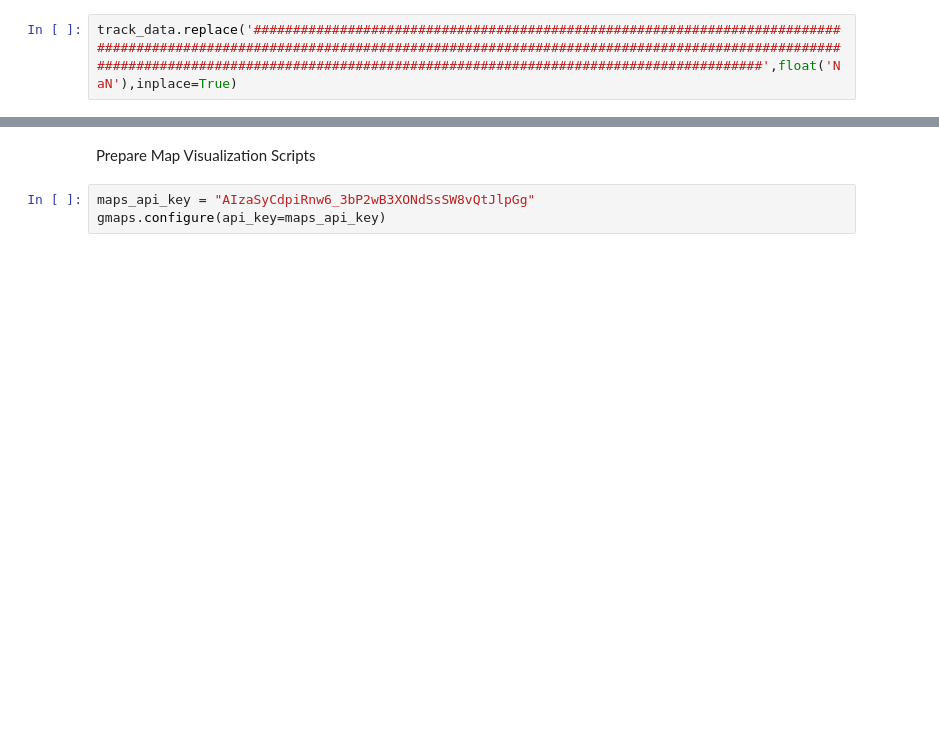
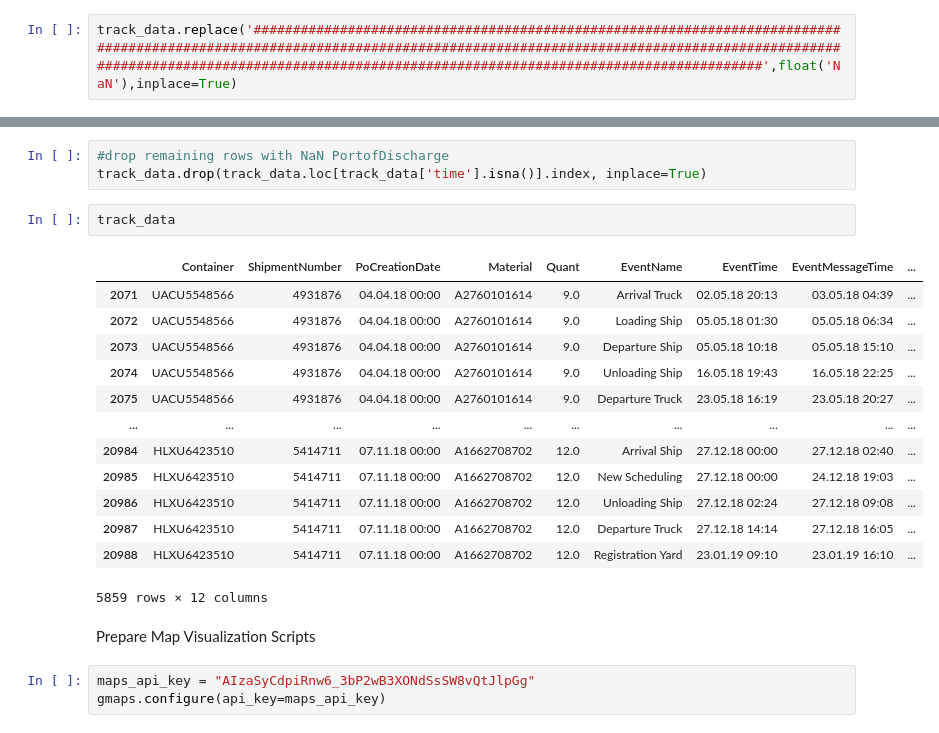
Before and after one commit to Ben93kie/TrackAndTrace, a Jupyter notebook: DataExploration.ipynb, the cells around one changed output, grey strips where cells are left out. Saved outputs shown, nothing was run; the diff lists cells and outputs as text; blank space fills up the shorter version.

```diff
--- a/DataExploration.ipynb
+++ b/DataExploration.ipynb
@@ -204,3 +358,22 @@ nan
+# %%
+#drop remaining rows with NaN PortofDischarge
+track_data.drop(track_data.loc[track_data['time'].isna()].index, inplace=True)
+# %%
+track_data
+# %% [output]
+|  | Container | ShipmentNumber | PoCreationDate | Material | Quant | EventName | EventTime | EventMessageTime | ... |
+| 2071 | UACU5548566 | 4931876 | 04.04.18 00:00 | A2760101614 | 9.0 | Arrival Truck | 02.05.18 20:13 | 03.05.18 04:39 | ... |
+| 2072 | UACU5548566 | 4931876 | 04.04.18 00:00 | A2760101614 | 9.0 | Loading Ship | 05.05.18 01:30 | 05.05.18 06:34 | ... |
+| 2073 | UACU5548566 | 4931876 | 04.04.18 00:00 | A2760101614 | 9.0 | Departure Ship | 05.05.18 10:18 | 05.05.18 15:10 | ... |
+| 2074 | UACU5548566 | 4931876 | 04.04.18 00:00 | A2760101614 | 9.0 | Unloading Ship | 16.05.18 19:43 | 16.05.18 22:25 | ... |
+| 2075 | UACU5548566 | 4931876 | 04.04.18 00:00 | A2760101614 | 9.0 | Departure Truck | 23.05.18 16:19 | 23.05.18 20:27 | ... |
+| ... | ... | ... | ... | ... | ... | ... | ... | ... | ... |
+| 20984 | HLXU6423510 | 5414711 | 07.11.18 00:00 | A1662708702 | 12.0 | Arrival Ship | 27.12.18 00:00 | 27.12.18 02:40 | ... |
+| 20985 | HLXU6423510 | 5414711 | 07.11.18 00:00 | A1662708702 | 12.0 | New Scheduling | 27.12.18 00:00 | 24.12.18 19:03 | ... |
+| 20986 | HLXU6423510 | 5414711 | 07.11.18 00:00 | A1662708702 | 12.0 | Unloading Ship | 27.12.18 02:24 | 27.12.18 09:08 | ... |
+| 20987 | HLXU6423510 | 5414711 | 07.11.18 00:00 | A1662708702 | 12.0 | Departure Truck | 27.12.18 14:14 | 27.12.18 16:05 | ... |
+| 20988 | HLXU6423510 | 5414711 | 07.11.18 00:00 | A1662708702 | 12.0 | Registration Yard | 23.01.19 09:10 | 23.01.19 16:10 | ... |
+5859 rows × 12 columns
 # %% [markdown]
 Prepare Map Visualization Scripts
 # %%
```
Also changed, not shown: parts of 28 cells of this notebook.
